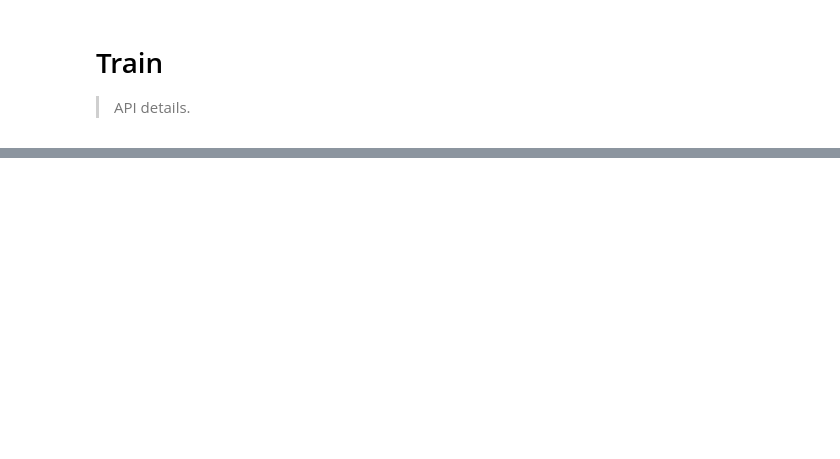
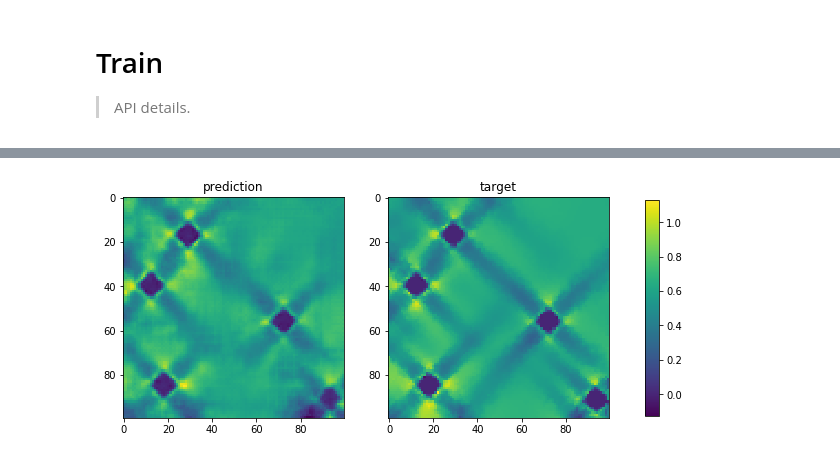
Before and after one commit to FGhavamian/accelerate_fem, a Jupyter notebook: notebooks/03_train.ipynb, the cells around one changed output, grey strips where cells are left out. Drawn from its saved outputs; the diff is of its cells as text; code cells hidden in the pictures; blank space fills up the shorter version.

Commit message:
training pipeline, and fixes to geometry encoders

```diff
--- a/notebooks/03_train.ipynb
+++ b/notebooks/03_train.ipynb
@@ -217,0 +40,5 @@ inputs.max()
+# %%
+#hide
+inputs_train, inputs_test, targets_train, targets_test = train_test_split(inputs, targets_scaled, test_size=0.2, random_state=1)
+
+inputs_train.shape, inputs_test.shape
@@ -217,0 +117,8 @@ inputs.max()
+# %%
+#hide
+kernel_sizes = [(3,3), (5,5), (7,7)]
+
+model = UnetModel(kernel_sizes)
+model.build((None, 100, 100, 5))
+model.summary()
+# inputs_train.shape
@@ -217,0 +151,9 @@ inputs.max()
+# %%
+#hide
+model.fit(
+    inputs_train,
+    targets_train,
+    epochs=200,
+    validation_data=(inputs_test, targets_test),
+    validation_freq=5
+)
@@ -217,0 +198,23 @@ inputs.max()
+# %%
+#export
+def plot_example(target, pred):
+    vmax = min(np.max(pred), np.max(target))
+    vmin = min(np.min(pred), np.min(target))
+
+    fig, (ax0, ax1) = plt.subplots(1, 2, figsize=(10,5))
+    ax0.imshow(np.squeeze(pred), vmin=vmin, vmax=vmax)
+    ax0.set_title('prediction')
+
+    im = ax1.imshow(np.squeeze(target), vmin=vmin, vmax=vmax)
+    ax1.set_title('target')
+
+    fig.subplots_adjust(right=0.8)
+    cbar_ax = fig.add_axes([0.85, 0.2, 0.02, 0.6])
+    fig.colorbar(im, cax=cbar_ax)
+    # plt.colorbar();
+# %%
+#hide
+idx = 2
+plot_example(targets_test[idx], preds_test[idx])
+# %% [output]
+[figure, added]
```
Also changed, not shown: parts of 39 cells of this notebook, 6 other files.
